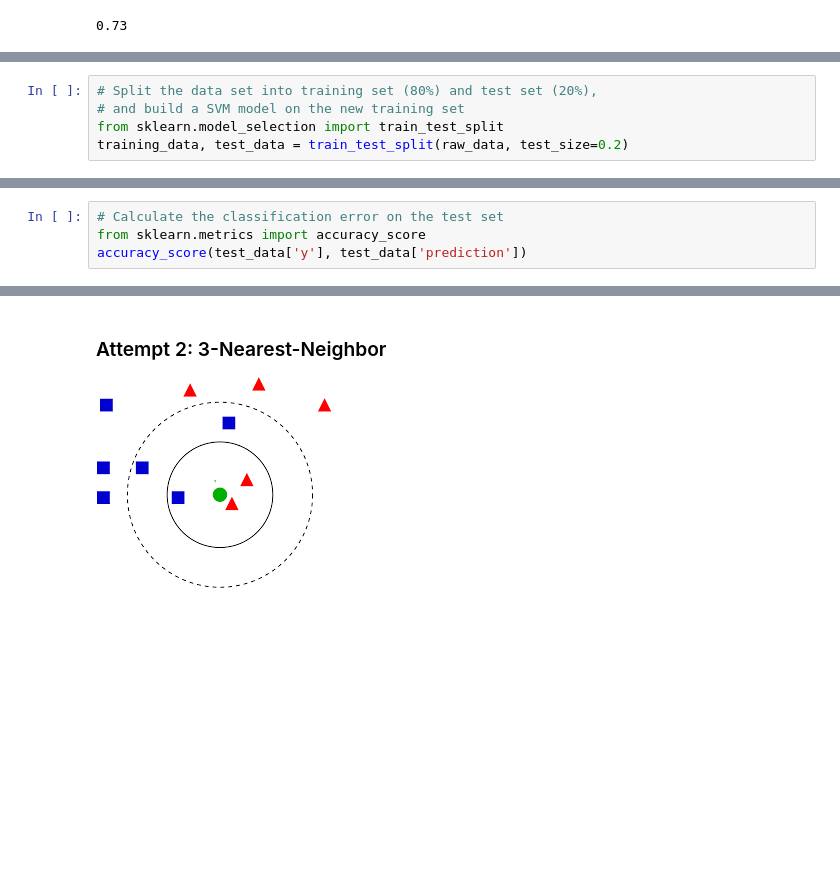
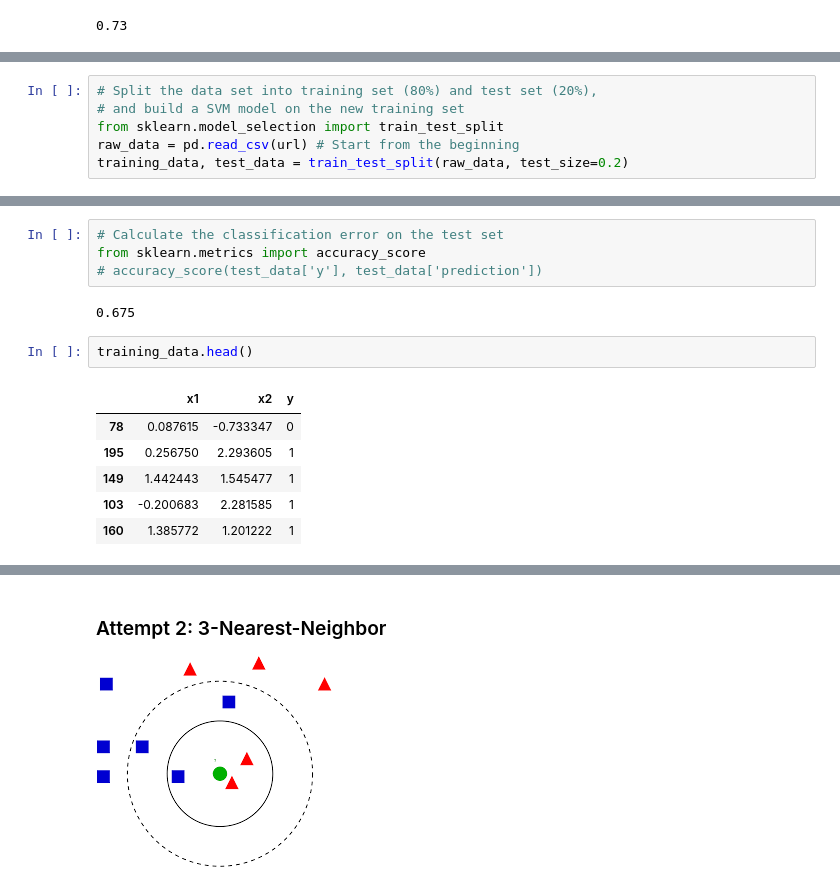
Before and after one commit to ch00226855/CMP414765Spring2022, a Jupyter notebook: Week03_Classification.ipynb, the cells around one changed output, grey strips where cells are left out. Drawn from its saved outputs; the diff is of its cells as text; blank space fills up the shorter version.

```diff
--- a/Week03_Classification.ipynb
+++ b/Week03_Classification.ipynb
@@ -284,6 +278,7 @@ print(accuracy)
 # Split the data set into training set (80%) and test set (20%),
 # and build a SVM model on the new training set
 from sklearn.model_selection import train_test_split
+raw_data = pd.read_csv(url) # Start from the beginning
 training_data, test_data = train_test_split(raw_data, test_size=0.2)
 # %%
 # Display the shape of training set
@@ -310,4 +321,15 @@ test_data.head()
 # %%
 # Calculate the classification error on the test set
 from sklearn.metrics import accuracy_score
-accuracy_score(test_data['y'], test_data['prediction'])
+# accuracy_score(test_data['y'], test_data['prediction'])
+# %% [output]
+0.675
+# %%
+training_data.head()
+# %% [output]
+|  | x1 | x2 | y |
+| 78 | 0.087615 | -0.733347 | 0 |
+| 195 | 0.256750 | 2.293605 | 1 |
+| 149 | 1.442443 | 1.545477 | 1 |
+| 103 | -0.200683 | 2.281585 | 1 |
+| 160 | 1.385772 | 1.201222 | 1 |
```
Also changed, not shown: parts of 21 cells of this notebook.
